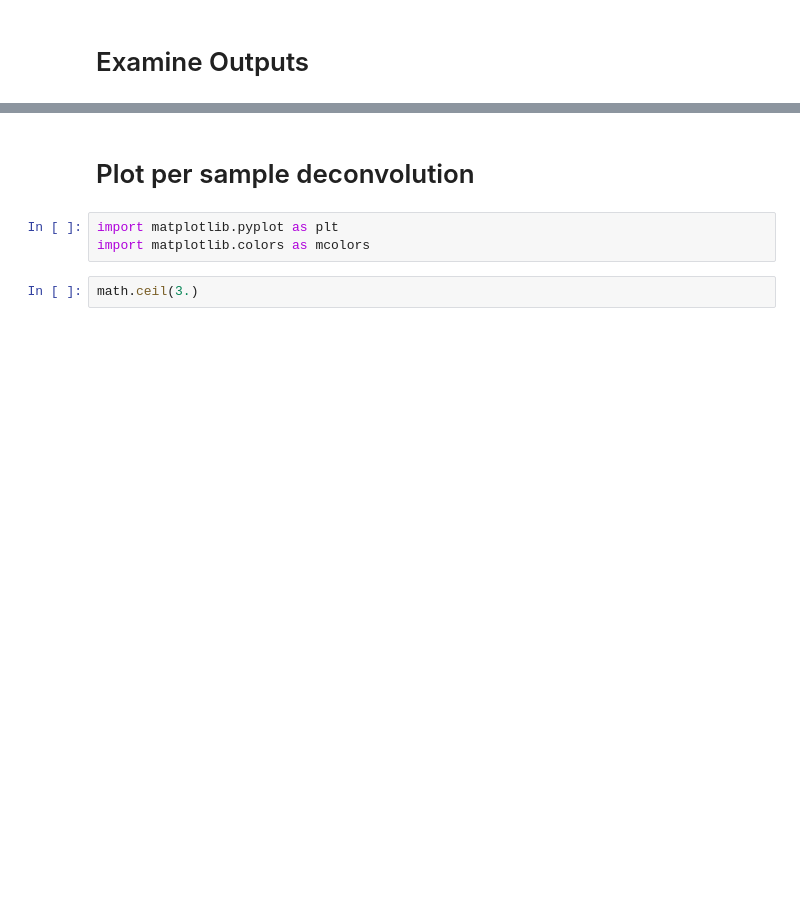
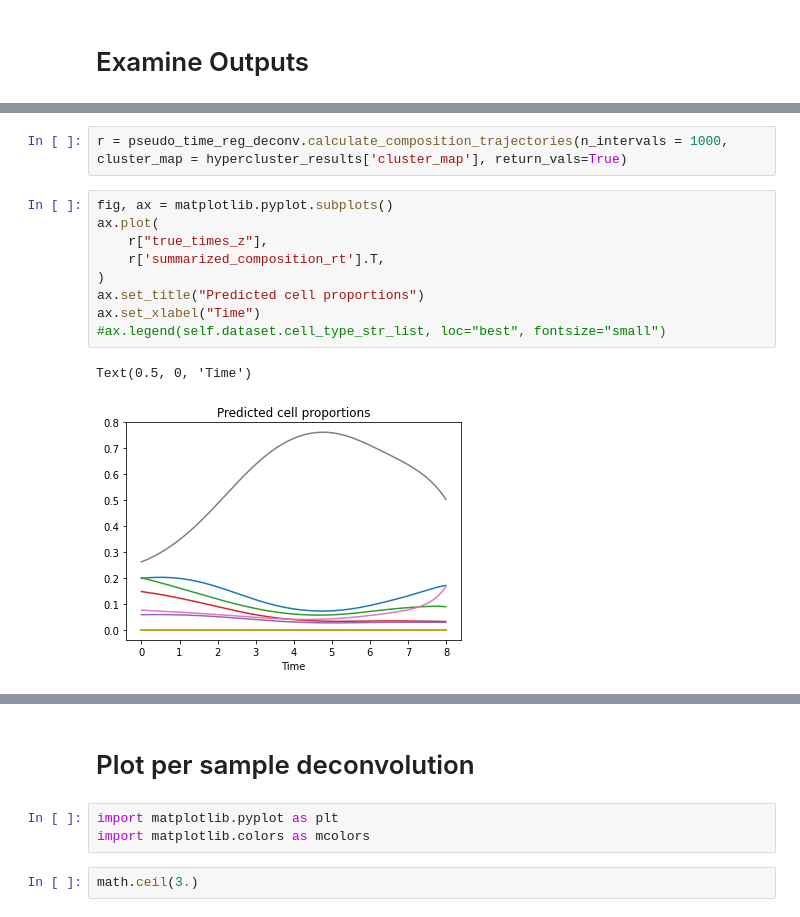
Before and after one commit to broadinstitute/temporal-rna-seq-deconvolution, a Jupyter notebook: working.ipynb, the cells around one changed output, grey strips where cells are left out. Saved outputs shown, nothing was run; the diff lists cells and outputs as text; blank space fills up the shorter version.

```diff
--- a/working.ipynb
+++ b/working.ipynb
@@ -152,0 +227,14 @@ pseudo_time_reg_deconv.plot_composition_trajectories()
+# %%
+r = pseudo_time_reg_deconv.calculate_composition_trajectories(n_intervals = 1000, cluster_map = hypercluster_results['cluster_map'], return_vals=True)
+# %%
+fig, ax = matplotlib.pyplot.subplots()
+ax.plot(
+    r["true_times_z"],
+    r['summarized_composition_rt'].T,
+)
+ax.set_title("Predicted cell proportions")
+ax.set_xlabel("Time")
+#ax.legend(self.dataset.cell_type_str_list, loc="best", fontsize="small")
+# %% [output]
+Text(0.5, 0, 'Time')
+[figure, added]
```
Also changed, not shown: parts of 13 cells of this notebook, 3 other files.
